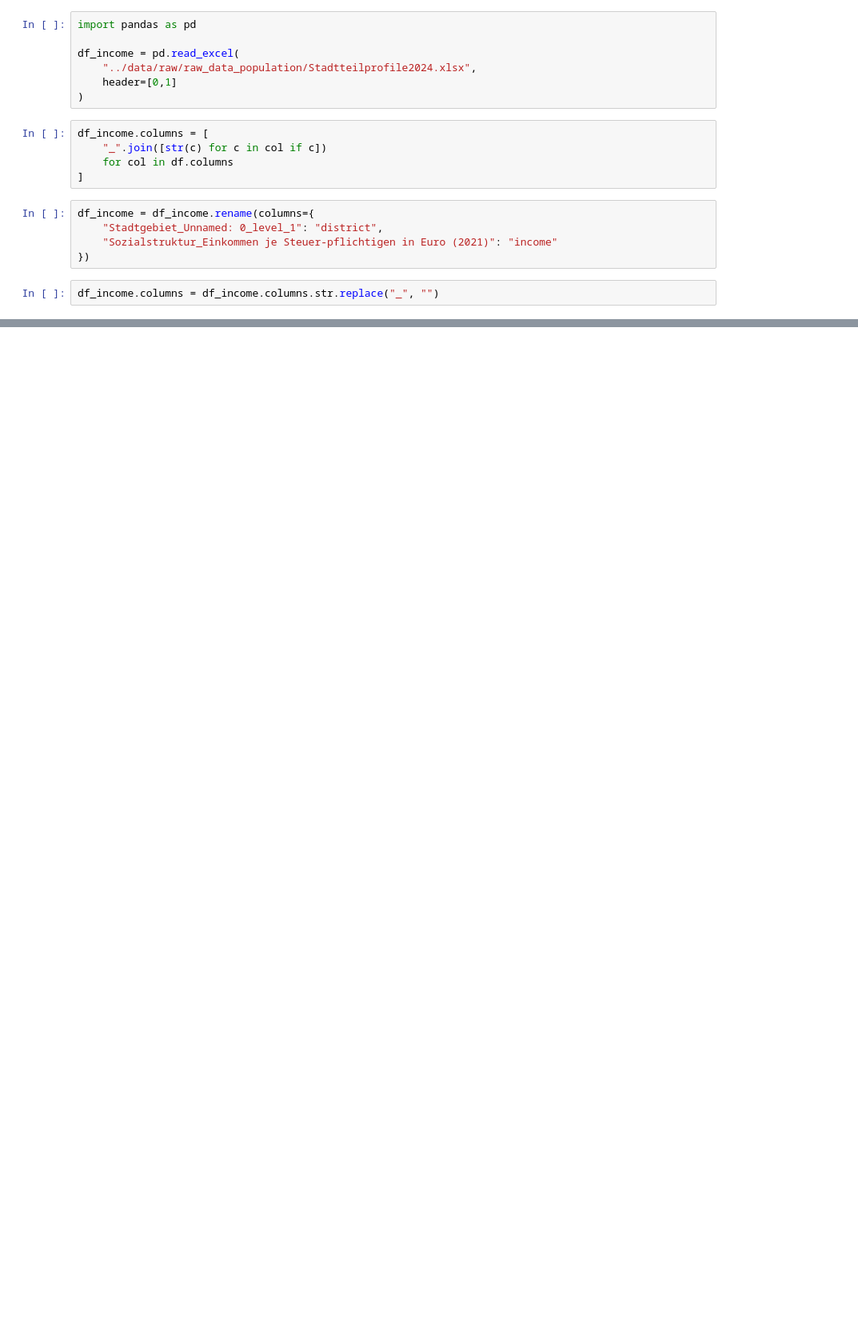
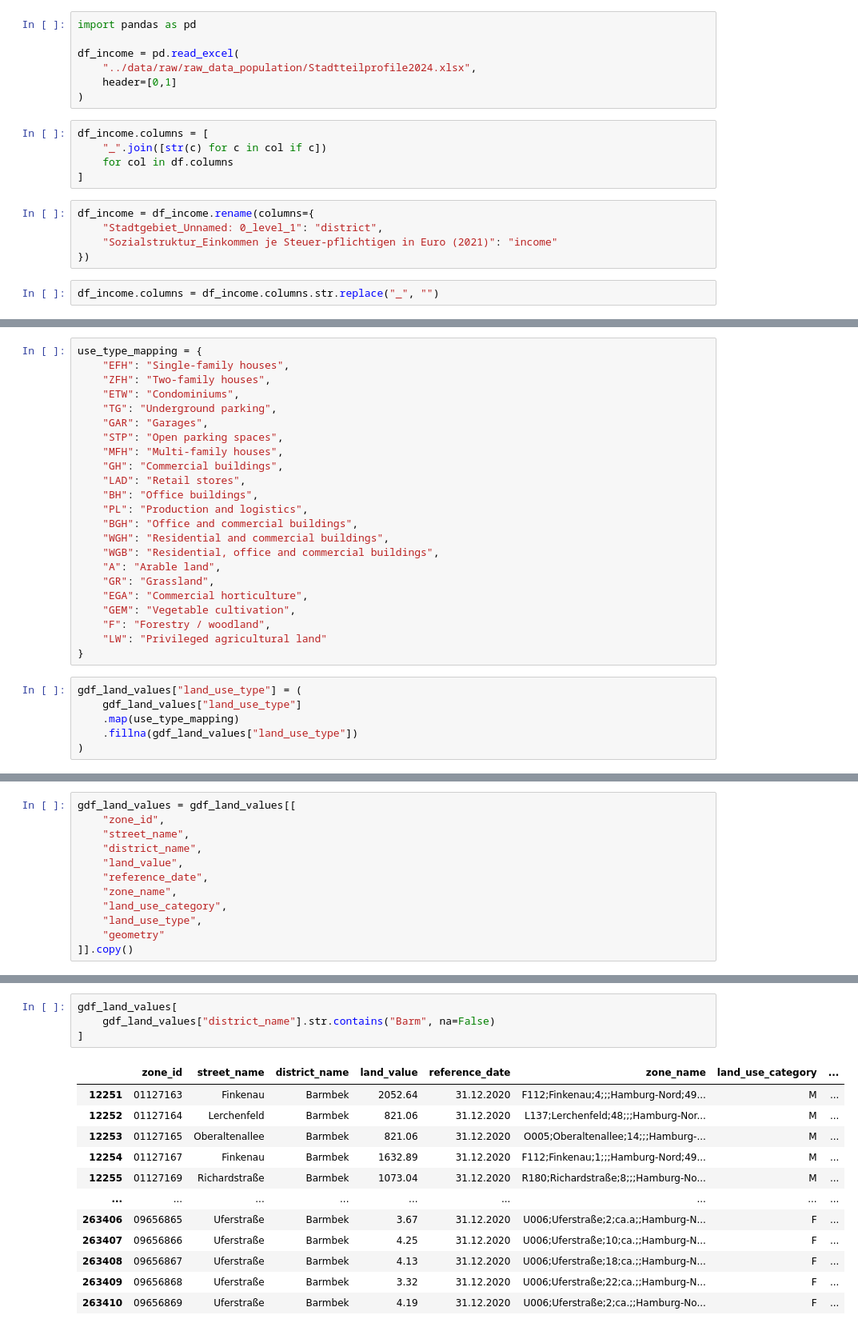
Before and after one commit to mail341/walkability-barmbek-sued, a Jupyter notebook: notebooks/01_staging_barmbek.ipynb, the cells around one changed output, grey strips where cells are left out. Shown at 80% size. Saved outputs shown, nothing was run; the diff lists cells and outputs as text; blank space fills up the shorter version.

```diff
--- a/notebooks/01_staging_barmbek.ipynb
+++ b/notebooks/01_staging_barmbek.ipynb
@@ -1996,0 +2380,29 @@ print(df_compare_long)
+# %%
+use_type_mapping = {
+    "EFH": "Single-family houses",
+    "ZFH": "Two-family houses",
+    "ETW": "Condominiums",
+    "TG": "Underground parking",
+    "GAR": "Garages",
+    "STP": "Open parking spaces",
+    "MFH": "Multi-family houses",
+    "GH": "Commercial buildings",
+    "LAD": "Retail stores",
+    "BH": "Office buildings",
+    "PL": "Production and logistics",
+    "BGH": "Office and commercial buildings",
+    "WGH": "Residential and commercial buildings",
+    "WGB": "Residential, office and commercial buildings",
+    "A": "Arable land",
+    "GR": "Grassland",
+    "EGA": "Commercial horticulture",
+    "GEM": "Vegetable cultivation",
+    "F": "Forestry / woodland",
+    "LW": "Privileged agricultural land"
+}
+# %%
+gdf_land_values["land_use_type"] = (
+    gdf_land_values["land_use_type"]
+    .map(use_type_mapping)
+    .fillna(gdf_land_values["land_use_type"])
+)
@@ -1996,0 +2421,12 @@ print(df_compare_long)
+# %%
+gdf_land_values = gdf_land_values[[
+    "zone_id",
+    "street_name",
+    "district_name",
+    "land_value",
+    "reference_date",
+    "zone_name",
+    "land_use_category",
+    "land_use_type",
+    "geometry"
+]].copy()
@@ -1996,0 +2453,17 @@ print(df_compare_long)
+# %%
+gdf_land_values[
+    gdf_land_values["district_name"].str.contains("Barm", na=False)
+]
+# %% [output]
+|  | zone_id | street_name | district_name | land_value | reference_date | zone_name | land_use_category | ... |
+| 12251 | 01127163 | Finkenau | Barmbek | 2052.64 | 31.12.2020 | F112;Finkenau;4;;;Hamburg-Nord;49... | M | ... |
+| 12252 | 01127164 | Lerchenfeld | Barmbek | 821.06 | 31.12.2020 | L137;Lerchenfeld;48;;;Hamburg-Nor... | M | ... |
+| 12253 | 01127165 | Oberaltenallee | Barmbek | 821.06 | 31.12.2020 | O005;Oberaltenallee;14;;;Hamburg-... | M | ... |
+| 12254 | 01127167 | Finkenau | Barmbek | 1632.89 | 31.12.2020 | F112;Finkenau;1;;;Hamburg-Nord;49... | M | ... |
+| 12255 | 01127169 | Richardstraße | Barmbek | 1073.04 | 31.12.2020 | R180;Richardstraße;8;;;Hamburg-No... | M | ... |
+| ... | ... | ... | ... | ... | ... | ... | ... | ... |
+| 263406 | 09656865 | Uferstraße | Barmbek | 3.67 | 31.12.2020 | U006;Uferstraße;2;ca.a;;Hamburg-N... | F | ... |
+| 263407 | 09656866 | Uferstraße | Barmbek | 4.25 | 31.12.2020 | U006;Uferstraße;10;ca.;;Hamburg-N... | F | ... |
+| 263408 | 09656867 | Uferstraße | Barmbek | 4.13 | 31.12.2020 | U006;Uferstraße;18;ca.;;Hamburg-N... | F | ... |
+| 263409 | 09656868 | Uferstraße | Barmbek | 3.32 | 31.12.2020 | U006;Uferstraße;22;ca.;;Hamburg-N... | F | ... |
+| 263410 | 09656869 | Uferstraße | Barmbek | 4.19 | 31.12.2020 | U006;Uferstraße;2;ca.;;Hamburg-No... | F | ... |
```
Also changed, not shown: parts of 110 cells of this notebook, 21 other files.
